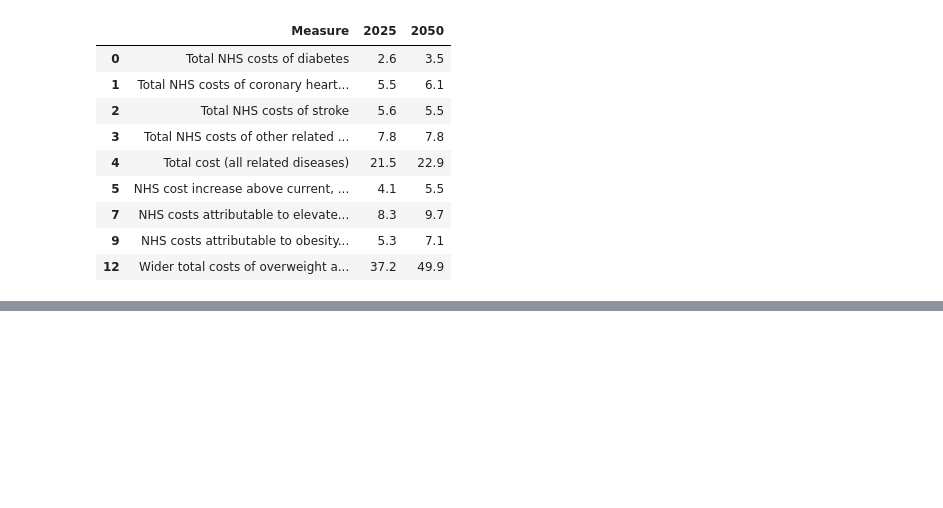
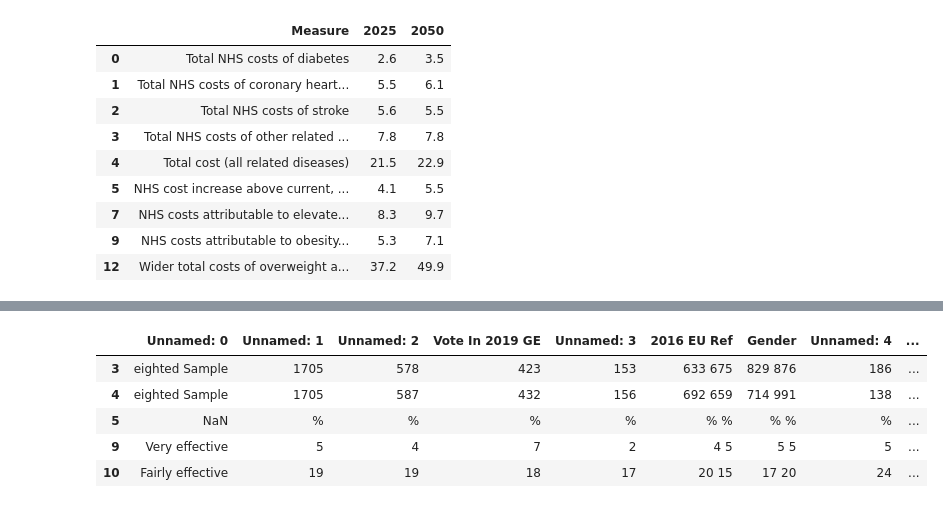
Before and after one commit to jesme00/jesme00.github.io, a Jupyter notebook: PDFScraper.ipynb, the cells around one changed output, grey strips where cells are left out. Cells and saved outputs as stored; diff of their text form; code cells hidden in the pictures; blank space fills up the shorter version.

```diff
--- a/PDFScraper.ipynb
+++ b/PDFScraper.ipynb
@@ -131,0 +155,2 @@ df4.to_csv('Future costs of elevated BMI (£ billion per year).csv', index=False
+# %%
+url="https://docs.cdn.yougov.com/kdqnm3m1we/Obesity%20policies.pdf"
@@ -131,0 +159,2 @@ df4.to_csv('Future costs of elevated BMI (£ billion per year).csv', index=False
+# %%
+table=tabula.read_pdf(url, pages=0)
@@ -131,0 +169,9 @@ df4.to_csv('Future costs of elevated BMI (£ billion per year).csv', index=False
+# %%
+table[1].head(5)
+# %% [output]
+|  | Unnamed: 0 | Unnamed: 1 | Unnamed: 2 | Vote In 2019 GE | Unnamed: 3 | 2016 EU Ref | Gender | Unnamed: 4 | ... |
+| 3 | eighted Sample | 1705 | 578 | 423 | 153 | 633 675 | 829 876 | 186 | ... |
+| 4 | eighted Sample | 1705 | 587 | 432 | 156 | 692 659 | 714 991 | 138 | ... |
+| 5 | NaN | % | % | % | % | % % | % % | % | ... |
+| 9 | Very effective | 5 | 4 | 7 | 2 | 4 5 | 5 5 | 5 | ... |
+| 10 | Fairly effective | 19 | 19 | 18 | 17 | 20 15 | 17 20 | 24 | ... |
```
Also changed, not shown: parts of 8 cells of this notebook.
